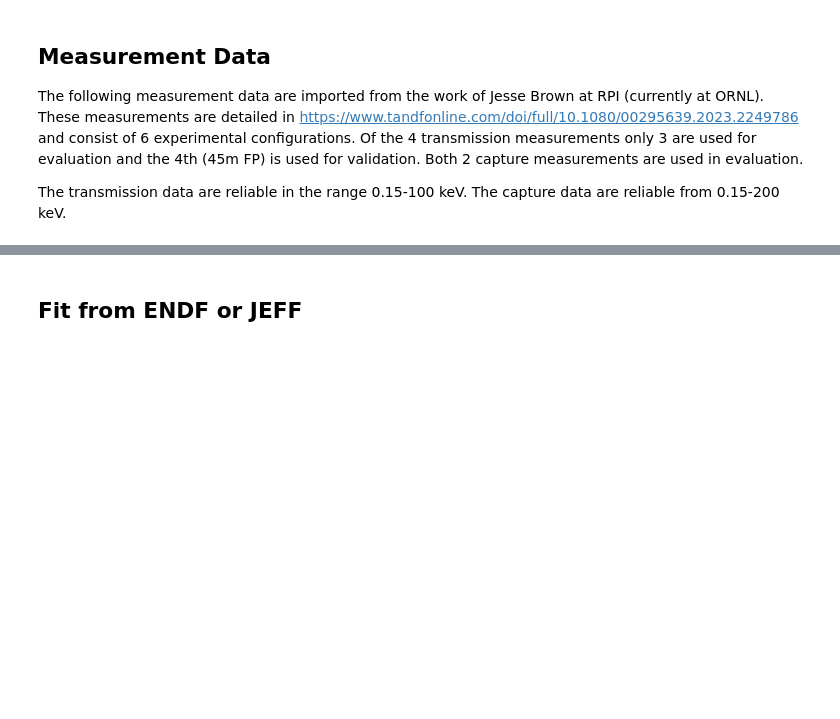
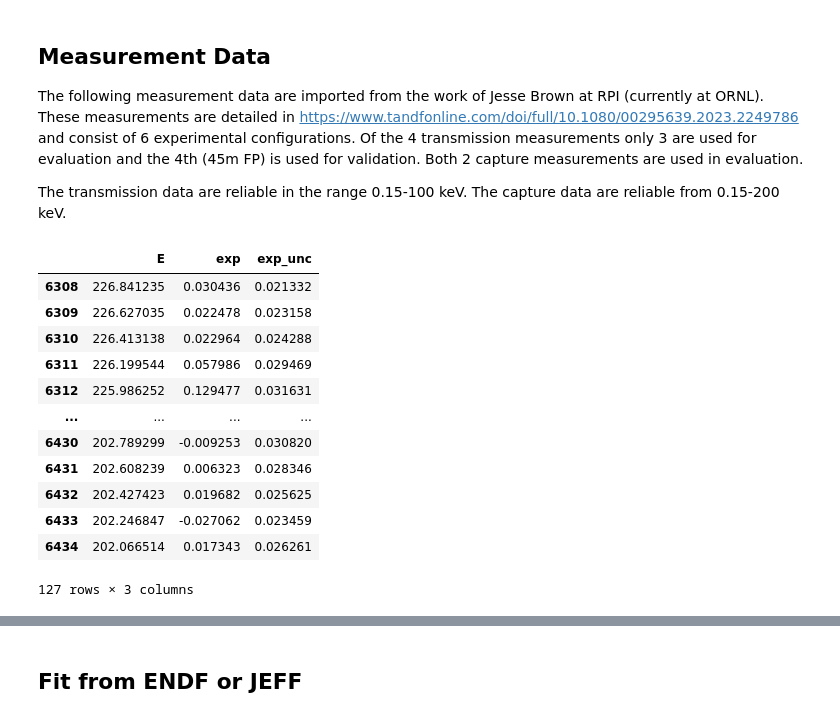
Before and after one commit to Naww137/ATARI, a Jupyter notebook: examples/Ta181_Analysis/AnalyzeTa181_GenerateData.ipynb, the cells around one changed output, grey strips where cells are left out. Cells and saved outputs as stored; diff of their text form; code cells hidden in the pictures; blank space fills up the shorter version.

```diff
--- a/examples/Ta181_Analysis/AnalyzeTa181_GenerateData.ipynb
+++ b/examples/Ta181_Analysis/AnalyzeTa181_GenerateData.ipynb
@@ -191,3 +193,19 @@ transdat6 = transdat6.loc[(transdat6.E<max(exptrans6.energy_range)) & (transdat6
 #                                )
 
 # transdat12 = transdat12[(transdat12.E<max(exptrans12.energy_range)) & (transdat12.E>min(exptrans12.energy_range))]
+# %%
+capdat1
+# %% [output]
+|  | E | exp | exp_unc |
+| 6308 | 226.841235 | 0.030436 | 0.021332 |
+| 6309 | 226.627035 | 0.022478 | 0.023158 |
+| 6310 | 226.413138 | 0.022964 | 0.024288 |
+| 6311 | 226.199544 | 0.057986 | 0.029469 |
+| 6312 | 225.986252 | 0.129477 | 0.031631 |
+| ... | ... | ... | ... |
+| 6430 | 202.789299 | -0.009253 | 0.030820 |
+| 6431 | 202.608239 | 0.006323 | 0.028346 |
+| 6432 | 202.427423 | 0.019682 | 0.025625 |
+| 6433 | 202.246847 | -0.027062 | 0.023459 |
+| 6434 | 202.066514 | 0.017343 | 0.026261 |
+127 rows × 3 columns
```
Also changed, not shown: parts of 19 cells of this notebook, 11 other files.
